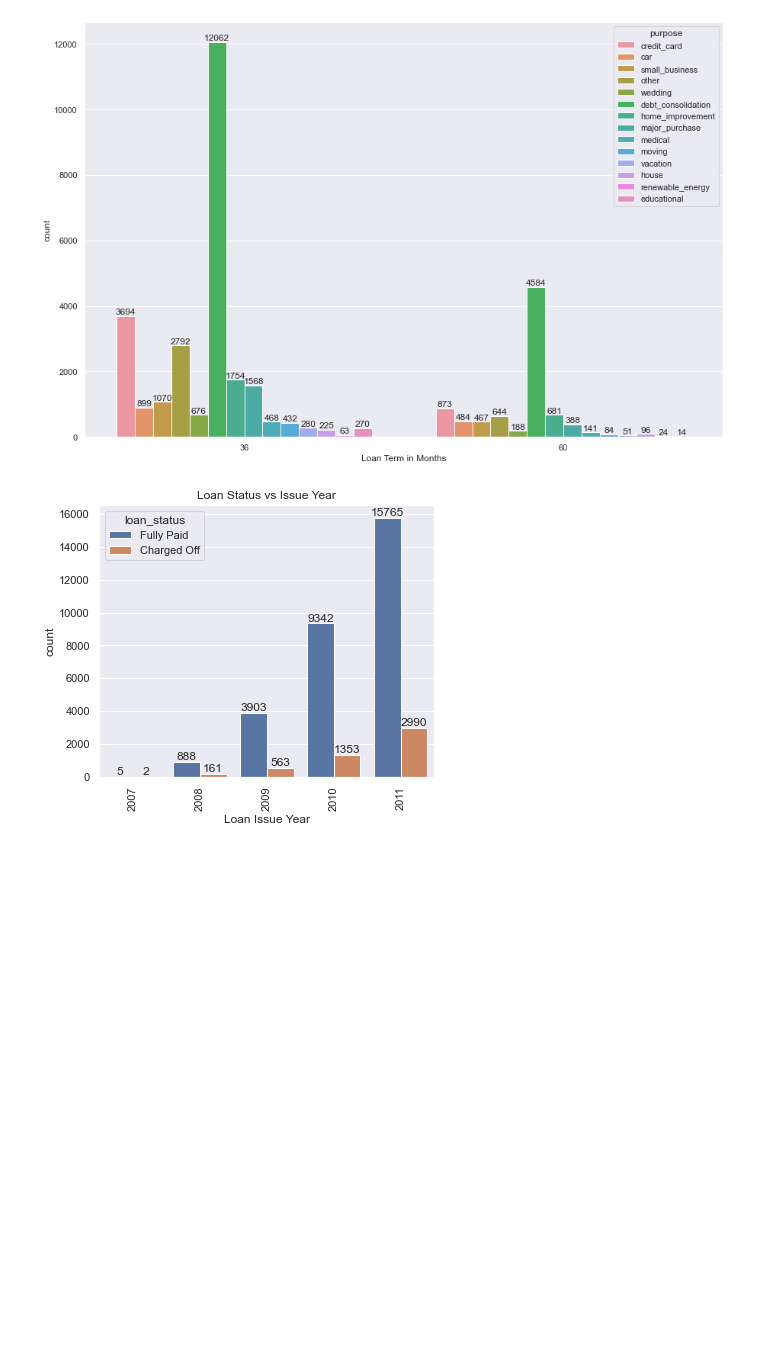
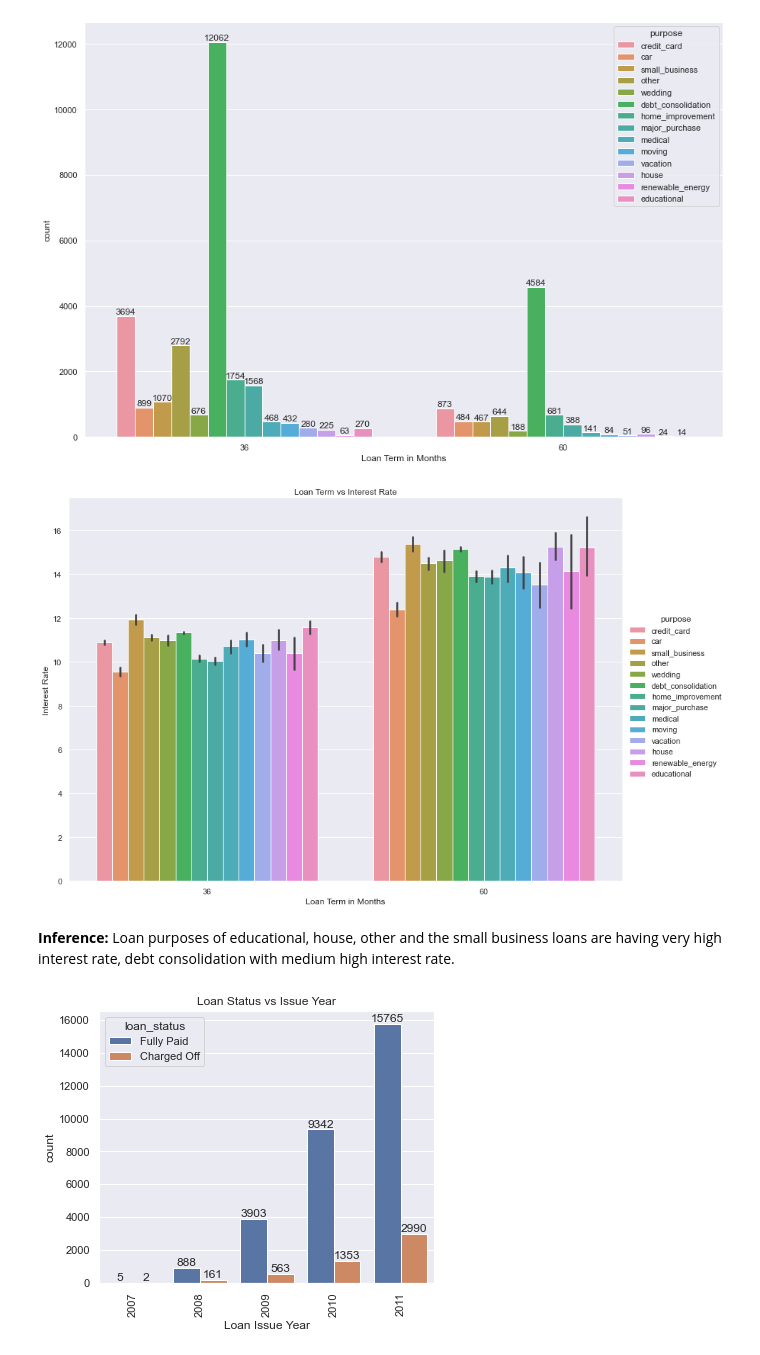
Before and after one commit to shuklavaibhav1994/Lending-Club-Case-Study, a Jupyter notebook: Vaibhav_Shukla.ipynb, the cells around one changed output. Saved outputs shown, nothing was run; the diff lists cells and outputs as text; code cells hidden in the pictures; blank space fills up the shorter version.

```diff
--- a/Vaibhav_Shukla.ipynb
+++ b/Vaibhav_Shukla.ipynb
@@ -705,6 +705,17 @@ plt.xlabel('Loan Term in Months')
 plt.show()
 # %% [output]
 [figure]
+# %%
+#distribution of loan purpose with respect to interest rate and terms
+sns.catplot(data=loan_data, kind="bar", x="term", y="int_rate", hue="purpose", height=8.27, aspect=11.7/8.27)
+plt.title('Loan Term vs Interest Rate')
+plt.xlabel('Loan Term in Months')
+plt.ylabel('Interest Rate')
+plt.show()
+# %% [output]
+[figure, added]
+# %% [markdown]
+**Inference:** Loan purposes of educational, house, other and the small business loans are having very high interest rate, debt consolidation with medium high interest rate.
 # %%
 #impact of loan issue year on loan status
 sns.set(rc={'figure.figsize':(6,5)})
```
Also changed, not shown: parts of 1 cell of this notebook.
